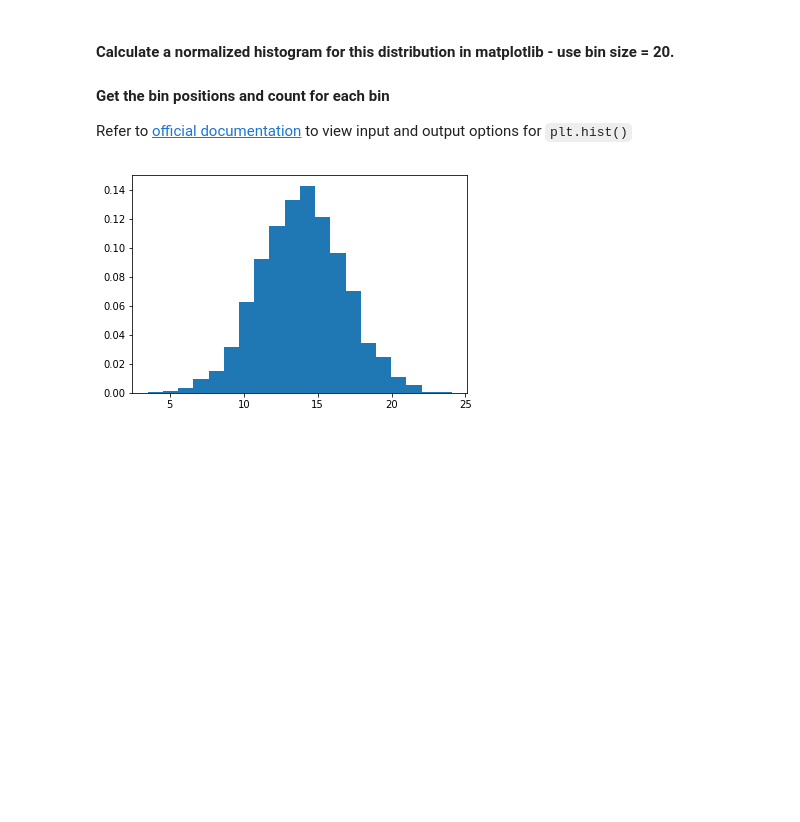
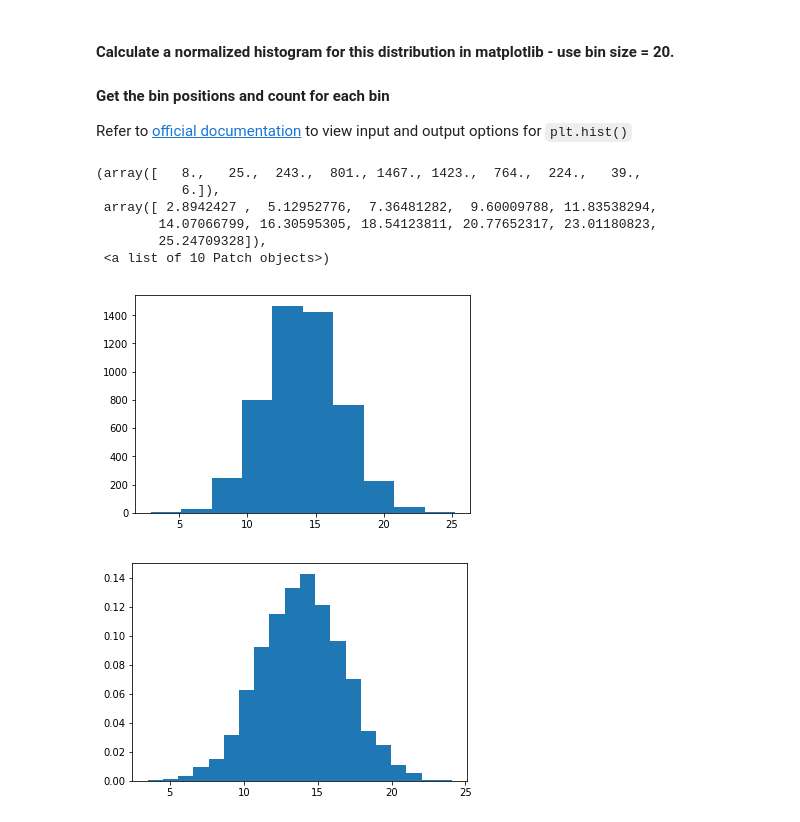
Before and after one commit to dlm6693/dsc-1-09-13-normal-gaussian-distributions-lab-nyc-ds-career-031119, a Jupyter notebook: index.ipynb, the cells around one changed output. Saved outputs shown, nothing was run; the diff lists cells and outputs as text; code cells hidden in the pictures; blank space fills up the shorter version.

```diff
--- a/index.ipynb
+++ b/index.ipynb
@@ -28,8 +28,17 @@ s = np.random.normal(mu, sigma, n)
 
 Refer to [official documentation](https://matplotlib.org/api/_as_gen/matplotlib.pyplot.hist.html) to view input and output options for `plt.hist()`
 # %%
-import matplotlib.pyplot as plot
+import matplotlib.pyplot as plt
 %matplotlib inline
+plt.hist(s)
+# %% [output]
+(array([   8.,   25.,  243.,  801., 1467., 1423.,  764.,  224.,   39.,
+           6.]),
+ array([ 2.8942427 ,  5.12952776,  7.36481282,  9.60009788, 11.83538294,
+        14.07066799, 16.30595305, 18.54123811, 20.77652317, 23.01180823,
+        25.24709328]),
+ <a list of 10 Patch objects>)
+[figure, added]
 # %%
 # Calculate a histogram for above data distribution
 # %% [output]
```
